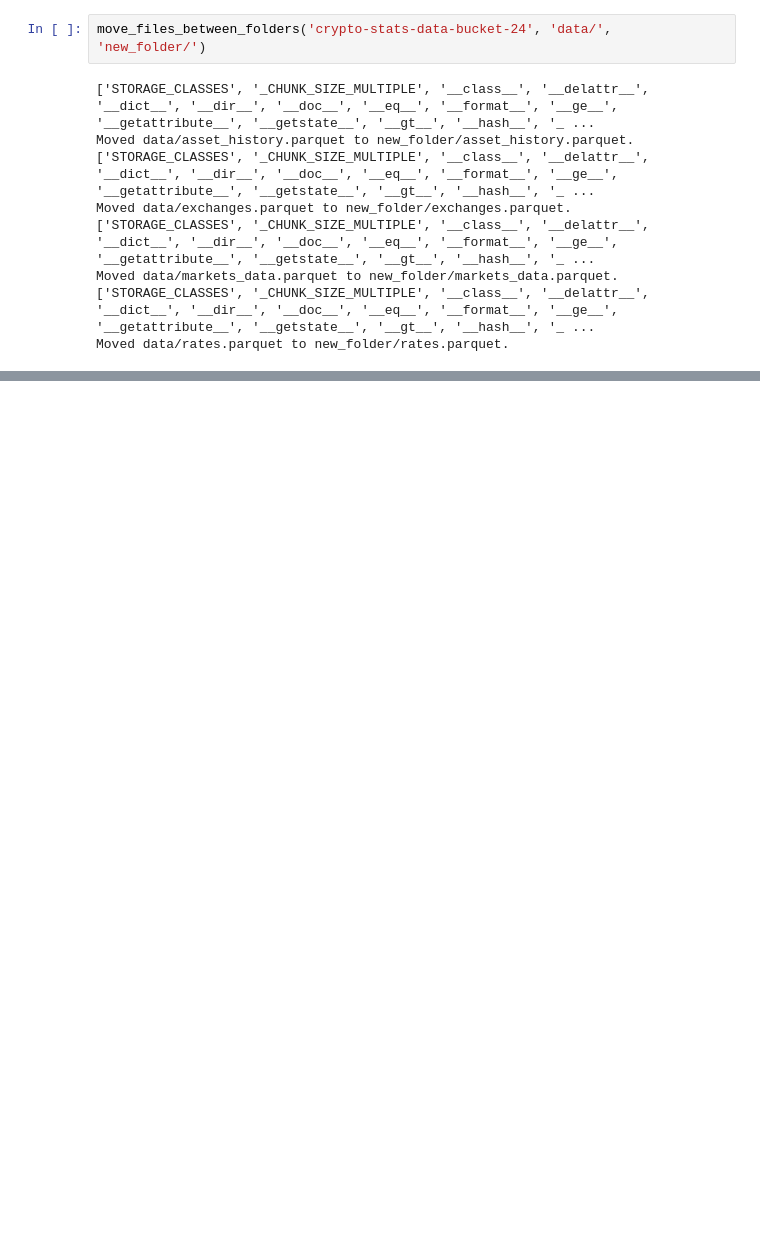
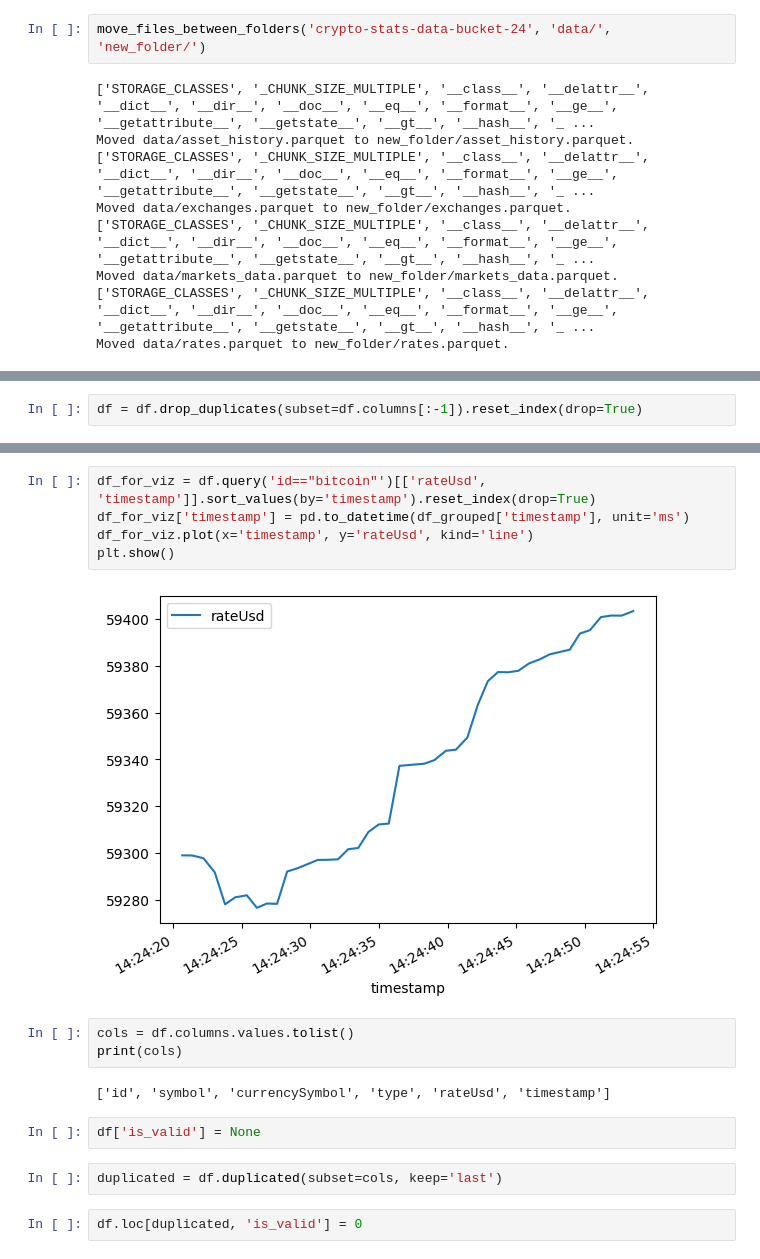
Before and after one commit to lupusruber/crypto_stats, a Jupyter notebook: notebooks/data.ipynb, the cells around one changed output, grey strips where cells are left out. Drawn from its saved outputs; the diff is of its cells as text; blank space fills up the shorter version.

```diff
--- a/notebooks/data.ipynb
+++ b/notebooks/data.ipynb
@@ -421,0 +470,2 @@ Moved data/rates.parquet to new_folder/rates.parquet.
+# %%
+df = df.drop_duplicates(subset=df.columns[:-1]).reset_index(drop=True)
@@ -421,0 +492,18 @@ Moved data/rates.parquet to new_folder/rates.parquet.
+# %%
+df_for_viz = df.query('id=="bitcoin"')[['rateUsd', 'timestamp']].sort_values(by='timestamp').reset_index(drop=True)
+df_for_viz['timestamp'] = pd.to_datetime(df_grouped['timestamp'], unit='ms')
+df_for_viz.plot(x='timestamp', y='rateUsd', kind='line')
+plt.show()
+# %% [output]
+[figure, added]
+# %%
+cols = df.columns.values.tolist()
+print(cols)
+# %% [output]
+['id', 'symbol', 'currencySymbol', 'type', 'rateUsd', 'timestamp']
+# %%
+df['is_valid'] = None
+# %%
+duplicated = df.duplicated(subset=cols, keep='last')
+# %%
+df.loc[duplicated, 'is_valid'] = 0
```
Also changed, not shown: parts of 35 cells of this notebook, 4 other files.
